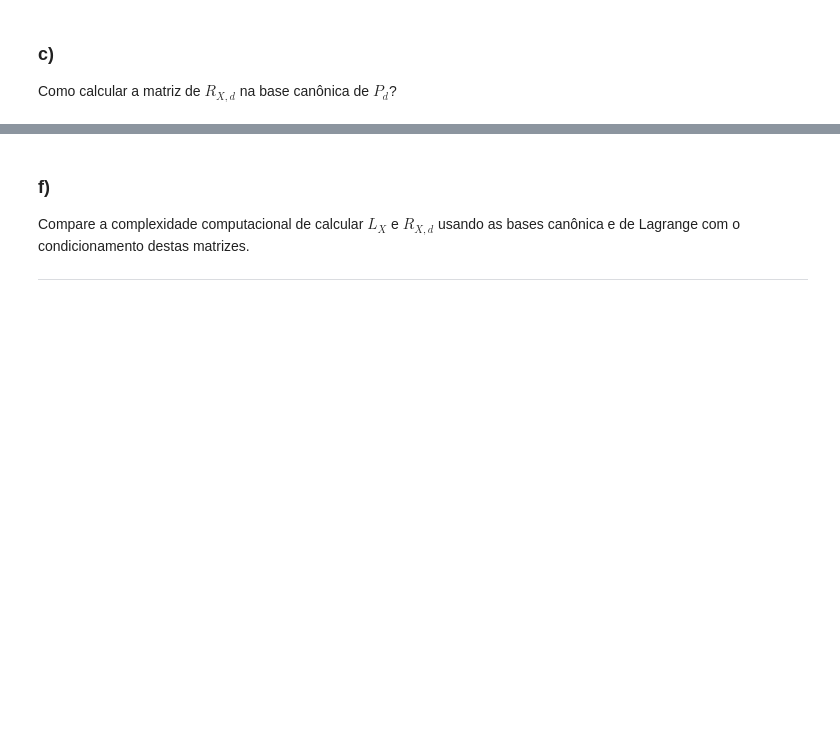
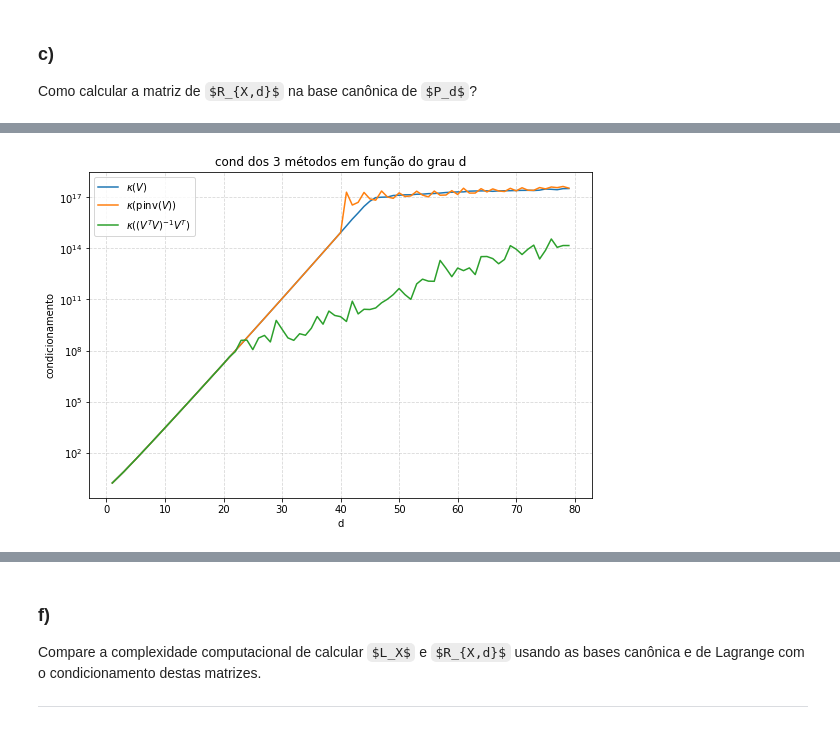
Before and after one commit to aliicerabello/fgv-aln-projeto3, a Jupyter notebook: projeto.ipynb, the cells around one changed output, grey strips where cells are left out. Cells and saved outputs as stored; diff of their text form; code cells hidden in the pictures; some formulas as TeX source; blank space fills up the shorter version.

```diff
--- a/projeto.ipynb
+++ b/projeto.ipynb
@@ -370,0 +331,63 @@ Na próxima célula, vamos analisar o condicionamento das matrizes de $L_X$ e $R
+# %%
+import numpy as np
+import matplotlib.pyplot as plt
+import matplotlib.colors as colors
+
+def cond_svd(A, tol=1e-18):
+    sigma = np.linalg.svd(A, compute_uv=False)
+
+    if sigma[-1] < tol:
+        return np.inf
+
+    return sigma[0] / sigma[-1]
+
+m = 150
+valores_d = list(range(1, 80))
+
+X = np.linspace(-1, 1, m)
+
+ds = []
+conds_V = []
+conds_Rx_pinv = []
+conds_Rx_normal = []
+
+
+for d in valores_d:
+
+    if m < d + 1:
+        continue
+
+    V = np.vander(X, N=d+1, increasing=True)
+
+    R_x_pinv = np.linalg.pinv(V)
+
+    V_trans = V.T
+    R_x = np.linalg.inv(V_trans @ V) @ V_trans
+
+    cond_V = np.linalg.cond(V)
+    cond_Rx_pinv = np.linalg.cond(R_x_pinv)
+    cond_Rx = np.linalg.cond(R_x)
+
+    ds.append(d)
+    conds_V.append(cond_V)
+    conds_Rx_pinv.append(cond_Rx_pinv)
+    conds_Rx_normal.append(cond_Rx)
+
+plt.figure(figsize=(9, 6))
+
+plt.plot(ds, conds_V, label=r"$\kappa(V)$")
+plt.plot(ds, conds_Rx_pinv, label=r"$\kappa(\mathrm{pinv}(V))$")
+plt.plot(ds, conds_Rx_normal, label=r"$\kappa((V^T V)^{-1}V^T)$")
+
+plt.yscale("log")
+
+plt.xlabel("d")
+plt.ylabel("condicionamento")
+plt.title("cond dos 3 métodos em função do grau d")
+
+plt.grid(True, which="both", linestyle="--", alpha=0.5)
+plt.legend()
+
+plt.show()
+# %% [output]
+[figure, added]
```
Also changed, not shown: parts of 12 cells of this notebook, 1 other file.
